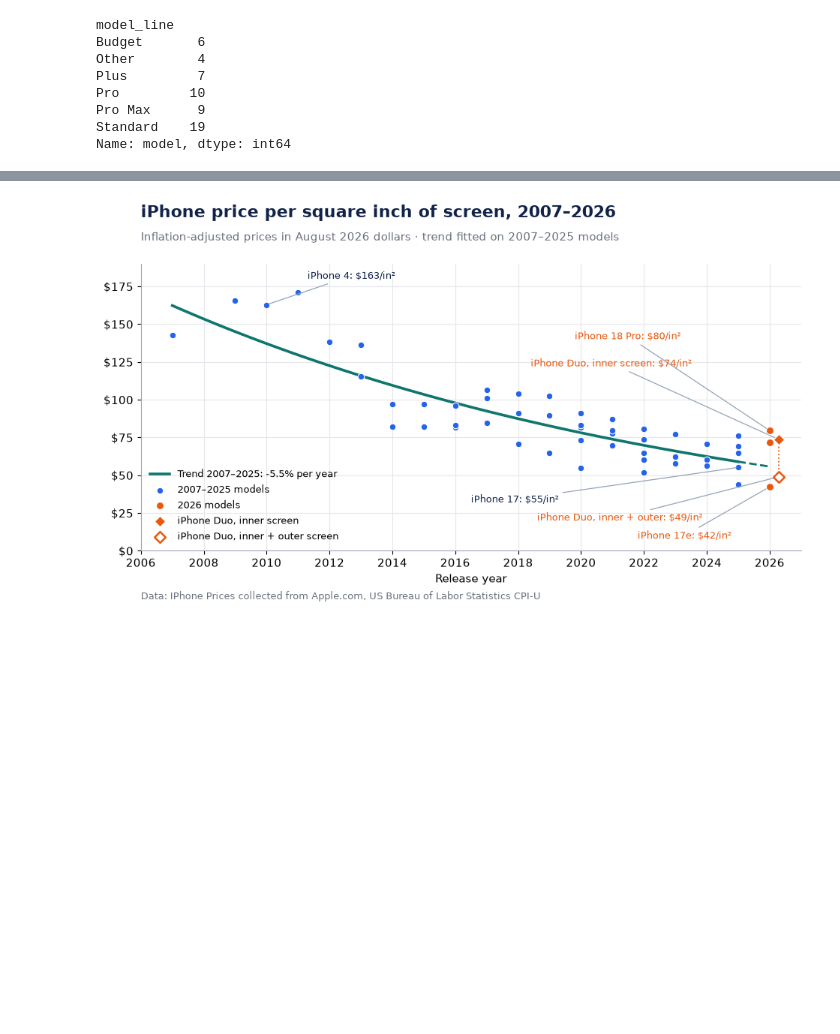
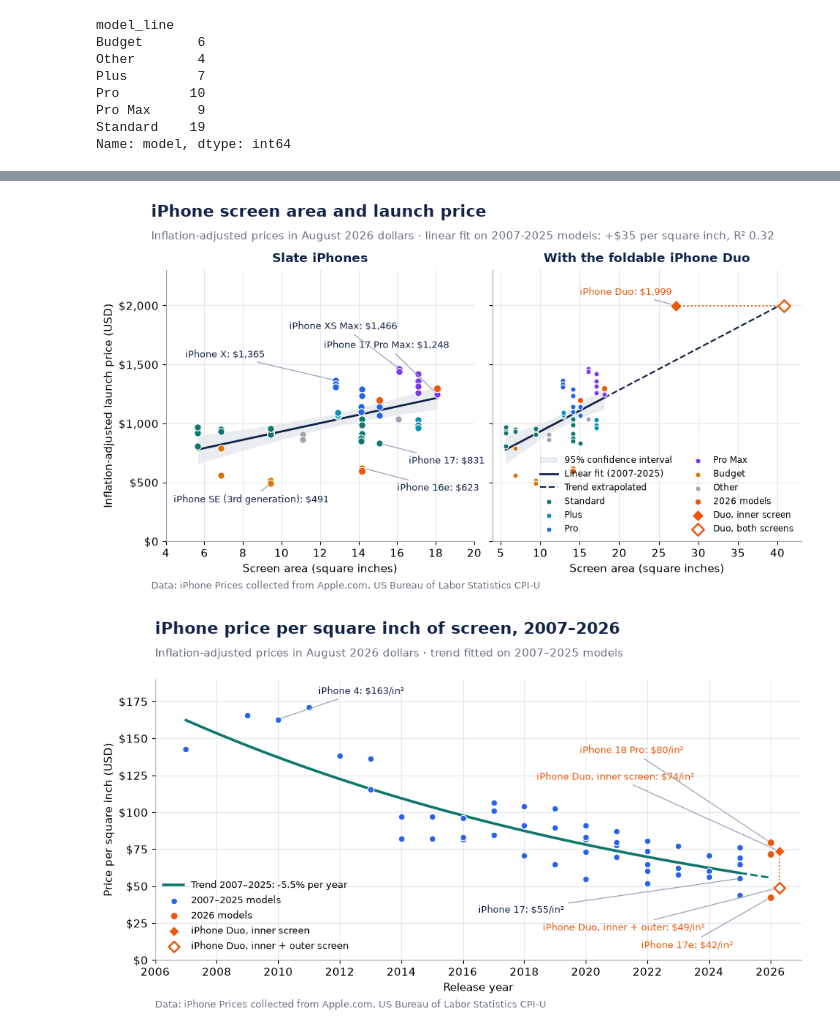
Before and after one commit to mljar/mercury-examples, a Jupyter notebook: iphone-dashboard/iphone-prices-analysis-charts.ipynb, the cells around one changed output, grey strips where cells are left out. Cells and saved outputs as stored; diff of their text form; code cells hidden in the pictures; blank space fills up the shorter version.

```diff
--- a/iphone-dashboard/iphone-prices-analysis-charts.ipynb
+++ b/iphone-dashboard/iphone-prices-analysis-charts.ipynb
@@ -279,5 +291,74 @@ save_chart(
+# %%
+# Chart 4: screen area vs inflation-adjusted price, without and with the foldable Duo
+# Linear fit uses 2007-2025 models; 2026 models are highlighted points only.
+fit = linear_fit(hist["screen_area_sq_inches"], hist["price_usd_adjusted"])
+duo = row("iPhone Duo")
+slates = new[new["model"] != "iPhone Duo"]
+
+fig, (ax_left, ax_right) = new_chart_pair()
+fig.subplots_adjust(left=0.10, wspace=0.06)
+
+def draw_points(ax, size):
+    for line in ["Standard", "Plus", "Pro", "Pro Max", "Budget", "Other"]:
+        g = hist[hist["model_line"] == line]
+        ax.scatter(g["screen_area_sq_inches"], g["price_usd_adjusted"], s=size,
+                   color=COLORS[line], edgecolor="white", lw=0.8, zorder=3, label=line)
+    ax.scatter(slates["screen_area_sq_inches"], slates["price_usd_adjusted"], s=size + 10,
+               color=COLORS["2026"], edgecolor="white", lw=0.8, zorder=4, label="2026 models")
+
+# Left panel: every model except the foldable
+draw_fit(ax_left, fit, label="Linear fit (2007-2025)")
+draw_points(ax_left, 46)
+ax_left.set_title("Slate iPhones", fontsize=12.5, fontweight="bold", color=COLORS["text"], pad=8)
+for model, pos in {
+    "iPhone X": (5.0, 1560),
+    "iPhone XS Max": (10.4, 1800),
+    "iPhone SE (3rd generation)": (4.4, 330),
+    "iPhone 16e": (16.0, 430),
+    "iPhone 17": (16.6, 660),
+    "iPhone 17 Pro Max": (12.2, 1640),
+}.items():
+    r = row(model)
+    label(ax_left, f"{model}: ${r['price_usd_adjusted']:,.0f}",
+          (r["screen_area_sq_inches"], r["price_usd_adjusted"]), pos)
+ax_left.set_xlim(4, 20)  # labels carry this panel; the legend lives in the right panel
+
+# Right panel: same data plus the Duo, with the trend extrapolated to its screen size
+draw_fit(ax_right, fit, label="Linear fit (2007-2025)")
+grid = np.linspace(hist["screen_area_sq_inches"].max(), duo["total_screen_area_sq_inches"], 50)
+ax_right.plot(grid, fit["intercept"] + fit["slope"] * grid, ls="--", lw=1.6,
+              color=COLORS["text"], label="Trend extrapolated")
+draw_points(ax_right, 26)
+ax_right.plot([duo["screen_area_sq_inches"], duo["total_screen_area_sq_inches"]],
+              [duo["price_usd_adjusted"]] * 2, ls=":", color=COLORS["2026"], lw=1.4, zorder=4)
+ax_right.scatter(duo["screen_area_sq_inches"], duo["price_usd_adjusted"], s=70, marker="D",
+                 color=COLORS["2026"], edgecolor="white", lw=0.8, zorder=5, label="Duo, inner screen")
+ax_right.scatter(duo["total_screen_area_sq_inches"], duo["price_usd_adjusted"], s=70, marker="D",
+                 facecolor="white", edgecolor=COLORS["2026"], lw=1.8, zorder=5, label="Duo, both screens")
+gap = duo["price_usd_adjusted"] - (fit["intercept"] + fit["slope"] * duo["screen_area_sq_inches"])
+label(ax_right, f"iPhone Duo: ${duo['price_usd_adjusted']:,.0f}",
+      (duo["screen_area_sq_inches"], duo["price_usd_adjusted"]), (15.0, 2090), COLORS["2026"])
+ax_right.set_title("With the foldable iPhone Duo", fontsize=12.5, fontweight="bold",
+                   color=COLORS["text"], pad=8)
+ax_right.set_xlim(4, 43)
+ax_right.legend(frameon=False, loc="lower right", ncol=2, fontsize=8.5)
+
+for ax in (ax_left, ax_right):
+    ax.set_xlabel("Screen area (square inches)")
+    usd_axis(ax, 2300, "Inflation-adjusted launch price (USD)")
+ax_right.set_ylabel("")
+
+save_chart(
+    fig,
+    "iPhone screen area and launch price",
+    f"Inflation-adjusted prices in August 2026 dollars · linear fit on 2007-2025 models: "
+    f"+${fit['slope']:.0f} per square inch, R² {fit['r2']:.2f}",
+    "iphone-prices-screen-area.png",
+)
+# %% [output]
+[figure, added]
 # %%
-# Chart 4: inflation-adjusted price per square inch of screen
+# Chart 5: inflation-adjusted price per square inch of screen
 b = np.polyfit(hist["release_year"], np.log(hist["price_per_sq_inch"]), 1)
 yearly_change = np.exp(b[0]) - 1
 
@@ -325,7 +406,7 @@ label(ax, f"iPhone Duo, inner screen: ${duo['price_per_sq_inch']:.0f}/in²",
 label(ax, f"iPhone Duo, inner + outer: ${duo['price_per_sq_inch_total']:.0f}/in²",
       (duo_x, duo["price_per_sq_inch_total"]), (2018.6, 20), COLORS["2026"])
 
-usd_axis(ax, 190)
+usd_axis(ax, 190, "Price per square inch (USD)")
 year_axis(ax, 2006, 2027)
 ax.legend(frameon=False, loc="lower left", fontsize=9.5)
 
@@ -336,4 +417,4 @@ save_chart(
     "iphone-prices-per-square-inch.png",
 )
 # %% [output]
-[figure, old version]
+[figure, new version]
```
Also changed, not shown: parts of 5 cells of this notebook, 4 other files.
